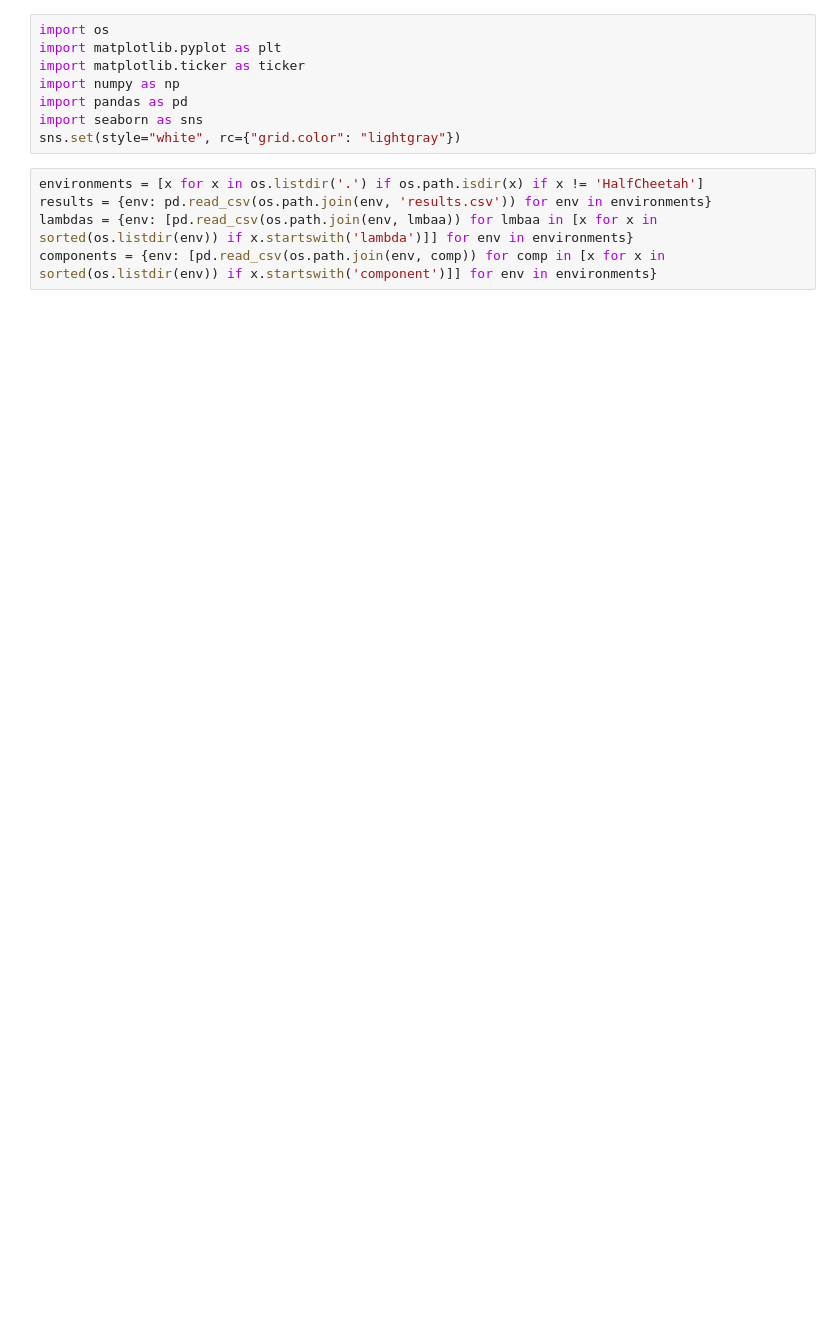
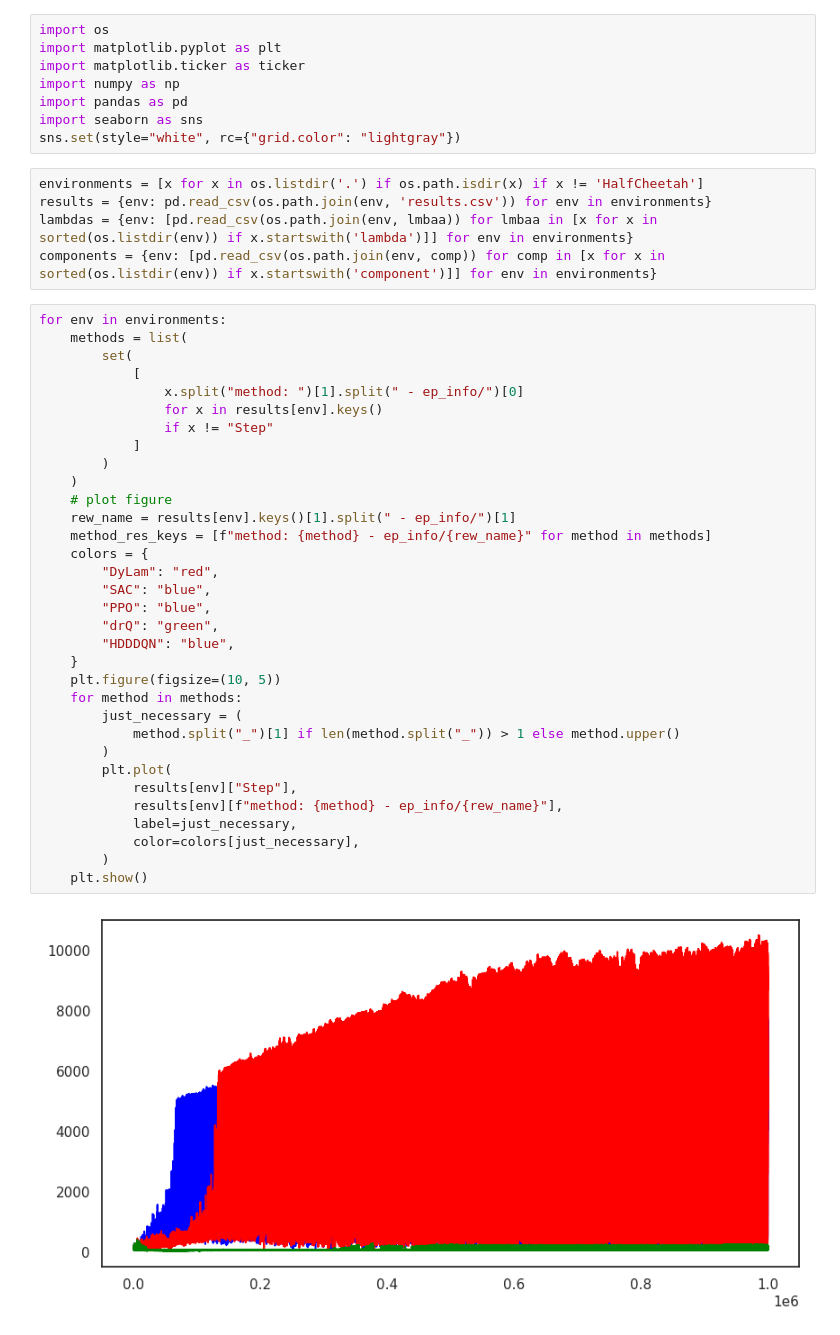
Before and after one commit to goncamateus/agents, a Jupyter notebook: result_analysis/result_analysis.ipynb, the cells around one changed output. Saved outputs shown, nothing was run; the diff lists cells and outputs as text; blank space fills up the shorter version.

Commit message:
wip: results

```diff
--- a/result_analysis/result_analysis.ipynb
+++ b/result_analysis/result_analysis.ipynb
@@ -11,3 +11,38 @@ environments = [x for x in os.listdir('.') if os.path.isdir(x) if x != 'HalfChee
 results = {env: pd.read_csv(os.path.join(env, 'results.csv')) for env in environments}
 lambdas = {env: [pd.read_csv(os.path.join(env, lmbaa)) for lmbaa in [x for x in sorted(os.listdir(env)) if x.startswith('lambda')]] for env in environments}
 components = {env: [pd.read_csv(os.path.join(env, comp)) for comp in [x for x in sorted(os.listdir(env)) if x.startswith('component')]] for env in environments}
+# %%
+for env in environments:
+    methods = list(
+        set(
+            [
+                x.split("method: ")[1].split(" - ep_info/")[0]
+                for x in results[env].keys()
+                if x != "Step"
+            ]
+        )
+    )
+    # plot figure
+    rew_name = results[env].keys()[1].split(" - ep_info/")[1]
+    method_res_keys = [f"method: {method} - ep_info/{rew_name}" for method in methods]
+    colors = {
+        "DyLam": "red",
+        "SAC": "blue",
+        "PPO": "blue",
+        "drQ": "green",
+        "HDDDQN": "blue",
+    }
+    plt.figure(figsize=(10, 5))
+    for method in methods:
+        just_necessary = (
+            method.split("_")[1] if len(method.split("_")) > 1 else method.upper()
+        )
+        plt.plot(
+            results[env]["Step"],
+            results[env][f"method: {method} - ep_info/{rew_name}"],
+            label=just_necessary,
+            color=colors[just_necessary],
+        )
+    plt.show()
+# %% [output]
+[figure, added]
```
Also changed, not shown: parts of 4 cells of this notebook.
